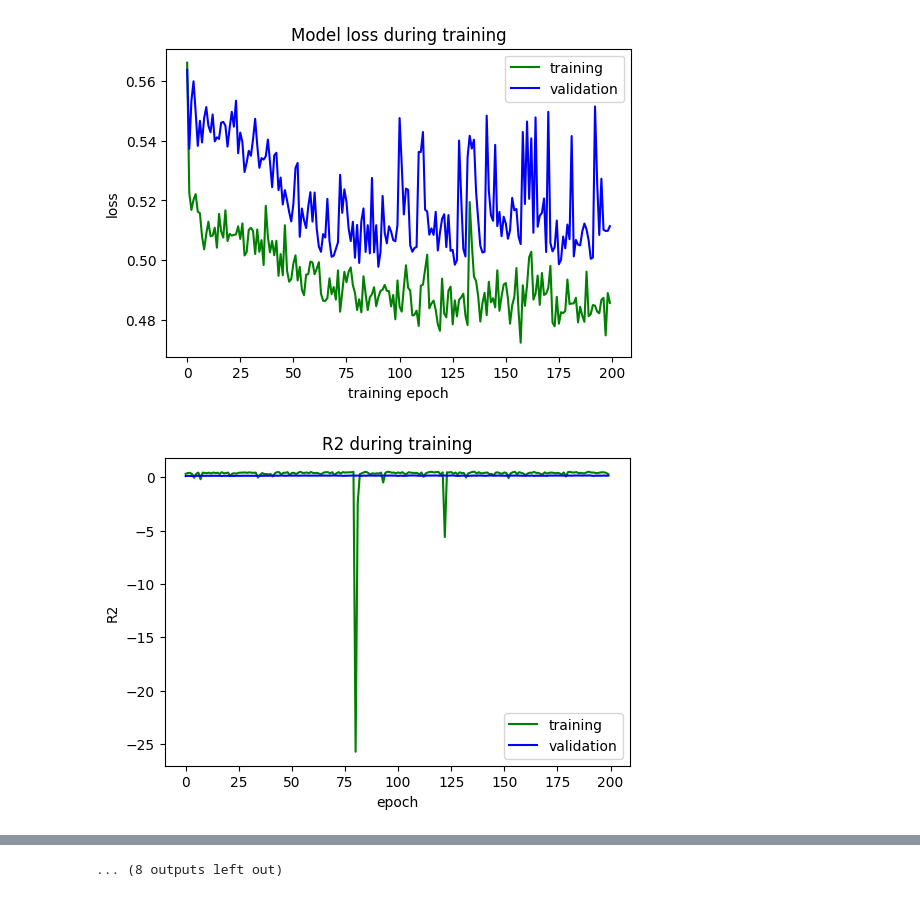
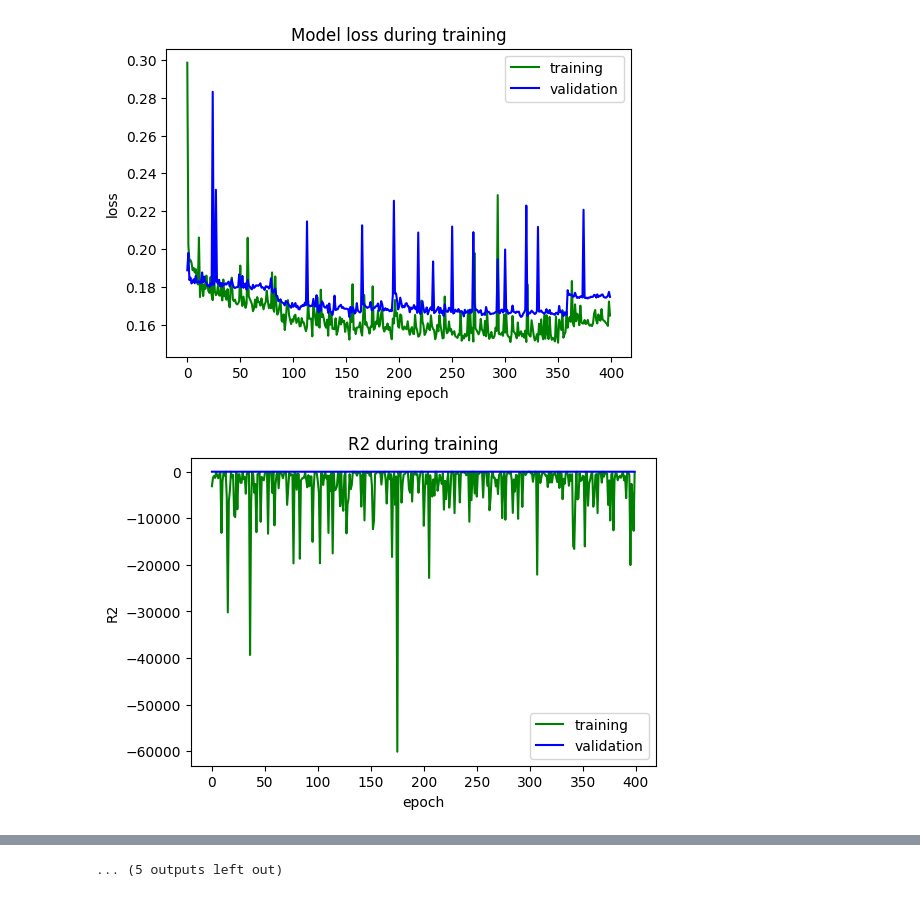
Before and after one commit to EfraimManurung/mini-greenhouse-model-train, a Jupyter notebook: train-lstm-model/main-train-lstm-dropout.ipynb, the cells around one changed output, grey strips where cells are left out. Cells and saved outputs as stored; diff of their text form; code cells hidden in the pictures.

```diff
--- a/train-lstm-model/main-train-lstm-dropout.ipynb
+++ b/train-lstm-model/main-train-lstm-dropout.ipynb
@@ -23,14 +23,15 @@ class ExtractFeature(Layer):
     def call(self, inputs):
         return inputs[:, :, self.index]
 
-# Custom R2 score metric
 def r2_score_metric(y_true, y_pred):
+    y_true = tf.cast(y_true, tf.float32)  # Ensure y_true is float32
+    y_pred = tf.cast(y_pred, tf.float32)  # Ensure y_pred is float32
     SS_res = tf.reduce_sum(tf.square(y_true - y_pred))
     SS_tot = tf.reduce_sum(tf.square(y_true - tf.reduce_mean(y_true)))
     return 1 - SS_res / (SS_tot + tf.keras.backend.epsilon())
 
 def train_and_evaluate_lstm_model(target_variable, flag_train=True, _epochs=100, _batch_size=10):
-    mgh_data = pd.read_excel("lstm-datasets-15-days-rearranged.xlsx")
+    mgh_data = pd.read_excel("output_simulated_data_train_lstm.xlsx")
     features = ['Timesteps [5 minutes]', f'{target_variable} (Predicted GL)', f'{target_variable} (Predicted DNN)']
 
     X = mgh_data[features]
@@ -152,7 +153,7 @@ def train_and_evaluate_lstm_model(target_variable, flag_train=True, _epochs=100,
 target_variable = ['Temperature In', 'RH In', 'PAR In', 'CO2 In']
 
 for i in target_variable:
-    train_and_evaluate_lstm_model(i, flag_train=True, _epochs=200, _batch_size=4)
+    train_and_evaluate_lstm_model(i, flag_train=True, _epochs=400, _batch_size=4)
 # %% [output]
 WARNING:tensorflow:From c:\Users\frm19\AppData\Local\Programs\Python\Python310\lib\site-packages\keras\src\backend\tensorflow\core.py:184: The name tf.placeholder is deprecated. Please use tf.compat.v ...
 
@@ -174,2 +175,2 @@ R²: 0.79
-[figure, old version]
+[figure, new version]
-[figure, old version]
+[figure, new version]
@@ -217 +218 @@ R²: 0.58
-... (8 outputs left out)
+... (5 outputs left out)
```
Also changed, not shown: parts of 2 cells of this notebook, 47 other files.
